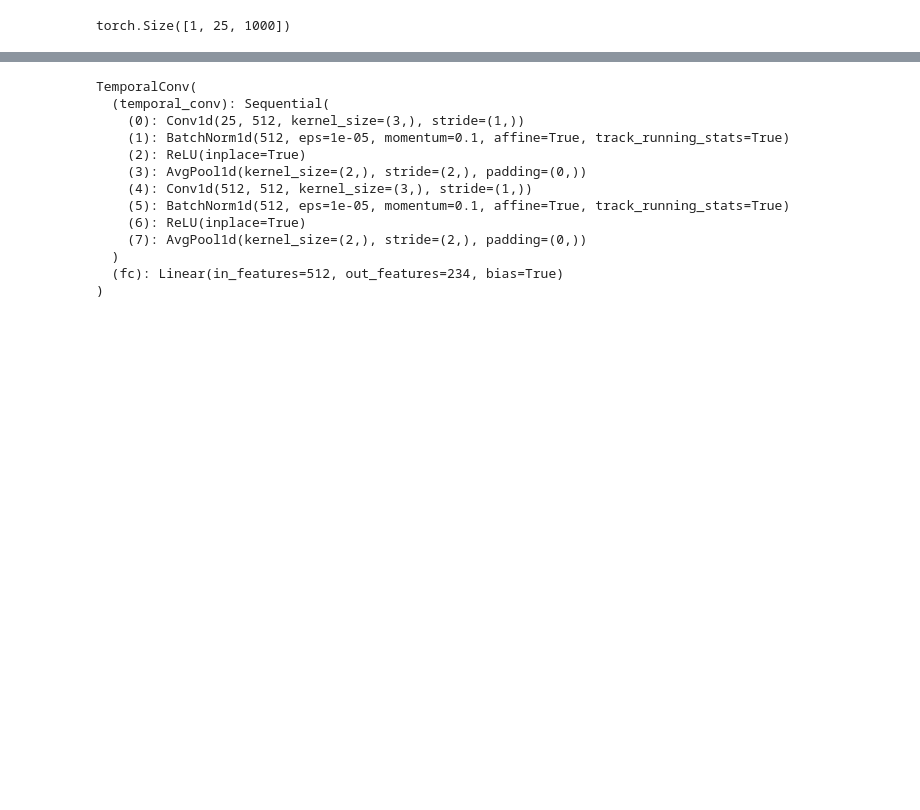
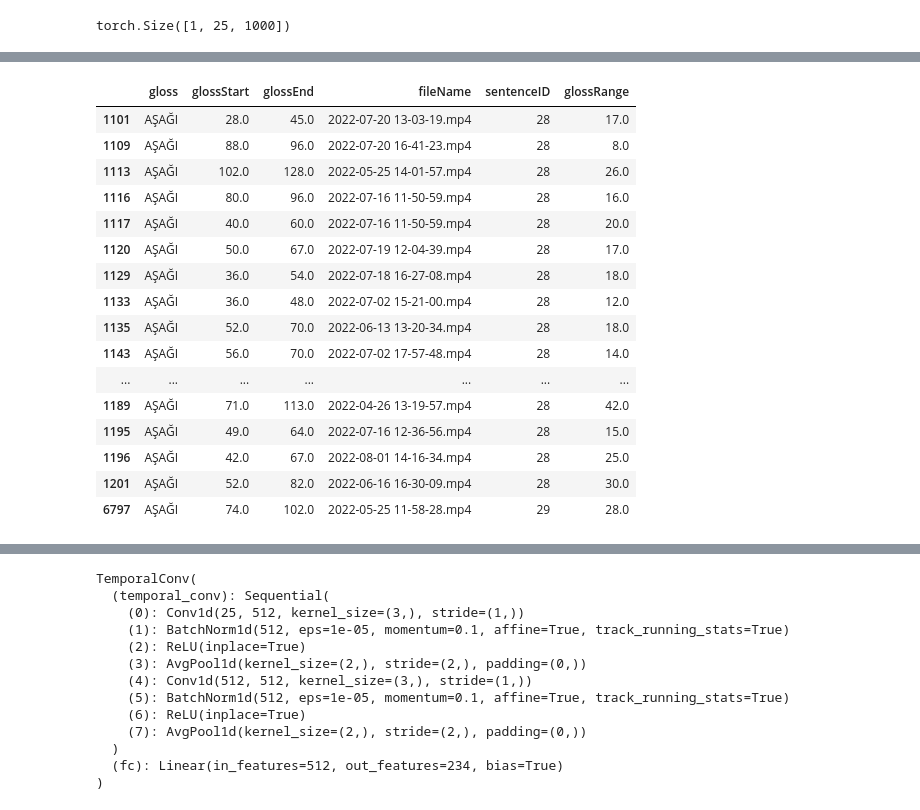
Before and after one commit to ADA-SITE-JML/sign-lang, a Jupyter notebook: tmp.ipynb, the cells around one changed output, grey strips where cells are left out. Drawn from its saved outputs; the diff is of its cells as text; code cells hidden in the pictures; blank space fills up the shorter version.

```diff
--- a/tmp.ipynb
+++ b/tmp.ipynb
@@ -535 +530,21 @@ repr
+# %%
+gloss_df[gloss_df['gloss'] == "AŞAĞI"]
+# %% [output]
+|  | gloss | glossStart | glossEnd | fileName | sentenceID | glossRange |
+| 1101 | AŞAĞI | 28.0 | 45.0 | 2022-07-20 13-03-19.mp4 | 28 | 17.0 |
+| 1109 | AŞAĞI | 88.0 | 96.0 | 2022-07-20 16-41-23.mp4 | 28 | 8.0 |
+| 1113 | AŞAĞI | 102.0 | 128.0 | 2022-05-25 14-01-57.mp4 | 28 | 26.0 |
+| 1116 | AŞAĞI | 80.0 | 96.0 | 2022-07-16 11-50-59.mp4 | 28 | 16.0 |
+| 1117 | AŞAĞI | 40.0 | 60.0 | 2022-07-16 11-50-59.mp4 | 28 | 20.0 |
+| 1120 | AŞAĞI | 50.0 | 67.0 | 2022-07-19 12-04-39.mp4 | 28 | 17.0 |
+| 1129 | AŞAĞI | 36.0 | 54.0 | 2022-07-18 16-27-08.mp4 | 28 | 18.0 |
+| 1133 | AŞAĞI | 36.0 | 48.0 | 2022-07-02 15-21-00.mp4 | 28 | 12.0 |
+| 1135 | AŞAĞI | 52.0 | 70.0 | 2022-06-13 13-20-34.mp4 | 28 | 18.0 |
+| 1143 | AŞAĞI | 56.0 | 70.0 | 2022-07-02 17-57-48.mp4 | 28 | 14.0 |
+| ... | ... | ... | ... | ... | ... | ... |
+| 1189 | AŞAĞI | 71.0 | 113.0 | 2022-04-26 13-19-57.mp4 | 28 | 42.0 |
+| 1195 | AŞAĞI | 49.0 | 64.0 | 2022-07-16 12-36-56.mp4 | 28 | 15.0 |
+| 1196 | AŞAĞI | 42.0 | 67.0 | 2022-08-01 14-16-34.mp4 | 28 | 25.0 |
+| 1201 | AŞAĞI | 52.0 | 82.0 | 2022-06-16 16-30-09.mp4 | 28 | 30.0 |
+| 6797 | AŞAĞI | 74.0 | 102.0 | 2022-05-25 11-58-28.mp4 | 29 | 28.0 |
 # %%
```
Also changed, not shown: parts of 18 cells of this notebook, 1 other file.
